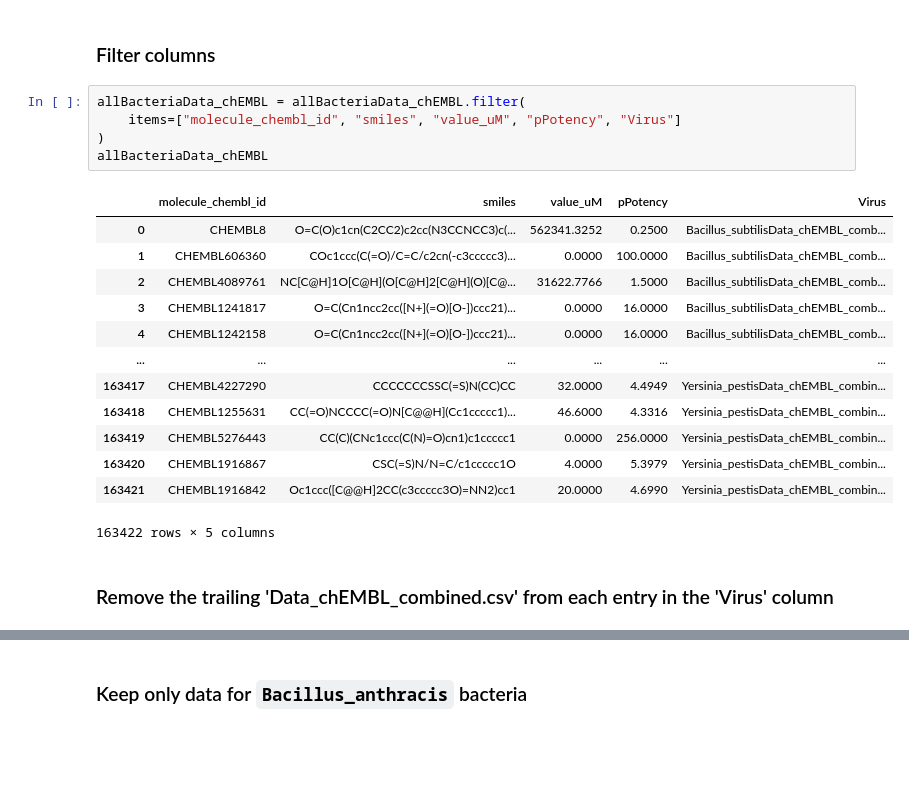
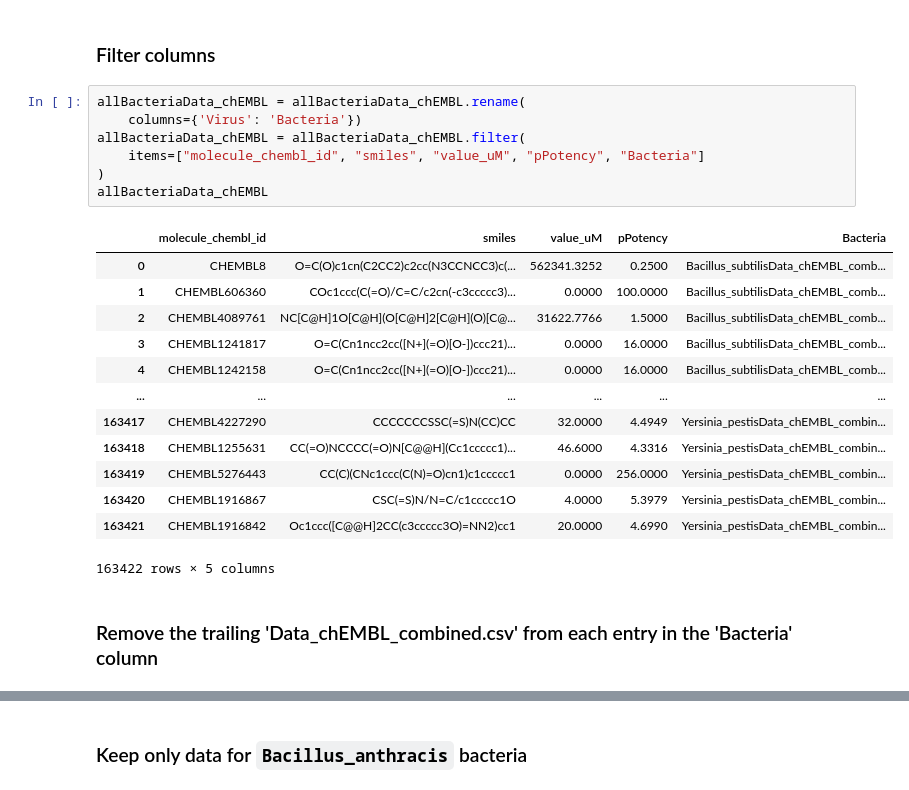
Before and after one commit to soumyadeepghosh35/DTRA_DrugDesign, a Jupyter notebook: DTRA_project_notebooks/Step3_MACAW_bacteria-BacillusAnthracis.ipynb, the cells around one changed output, grey strips where cells are left out. Saved outputs shown, nothing was run; the diff lists cells and outputs as text; blank space fills up the shorter version.

```diff
--- a/DTRA_project_notebooks/Step3_MACAW_bacteria-BacillusAnthracis.ipynb
+++ b/DTRA_project_notebooks/Step3_MACAW_bacteria-BacillusAnthracis.ipynb
@@ -81,12 +81,14 @@ allBacteriaData_chEMBL
 # %% [markdown]
 ### Filter columns
 # %%
+allBacteriaData_chEMBL = allBacteriaData_chEMBL.rename(
+    columns={'Virus': 'Bacteria'})
 allBacteriaData_chEMBL = allBacteriaData_chEMBL.filter(
-    items=["molecule_chembl_id", "smiles", "value_uM", "pPotency", "Virus"]
+    items=["molecule_chembl_id", "smiles", "value_uM", "pPotency", "Bacteria"]
 )
 allBacteriaData_chEMBL
 # %% [output]
-|  | molecule_chembl_id | smiles | value_uM | pPotency | Virus |
+|  | molecule_chembl_id | smiles | value_uM | pPotency | Bacteria |
 | 0 | CHEMBL8 | O=C(O)c1cn(C2CC2)c2cc(N3CCNCC3)c(... | 562341.3252 | 0.2500 | Bacillus_subtilisData_chEMBL_comb... |
 | 1 | CHEMBL606360 | COc1ccc(C(=O)/C=C/c2cn(-c3ccccc3)... | 0.0000 | 100.0000 | Bacillus_subtilisData_chEMBL_comb... |
 | 2 | CHEMBL4089761 | NC[C@H]1O[C@H](O[C@H]2[C@H](O)[C@... | 31622.7766 | 1.5000 | Bacillus_subtilisData_chEMBL_comb... |
@@ -100,5 +102,5 @@ allBacteriaData_chEMBL
 | 163421 | CHEMBL1916842 | Oc1ccc([C@@H]2CC(c3ccccc3O)=NN2)cc1 | 20.0000 | 4.6990 | Yersinia_pestisData_chEMBL_combin... |
 163422 rows × 5 columns
 # %% [markdown]
-### Remove the trailing 'Data_chEMBL_combined.csv' from each entry in the 'Virus' column
+### Remove the trailing 'Data_chEMBL_combined.csv' from each entry in the 'Bacteria' column
 # %%
```
Also changed, not shown: parts of 93 cells of this notebook, 3 other files.
